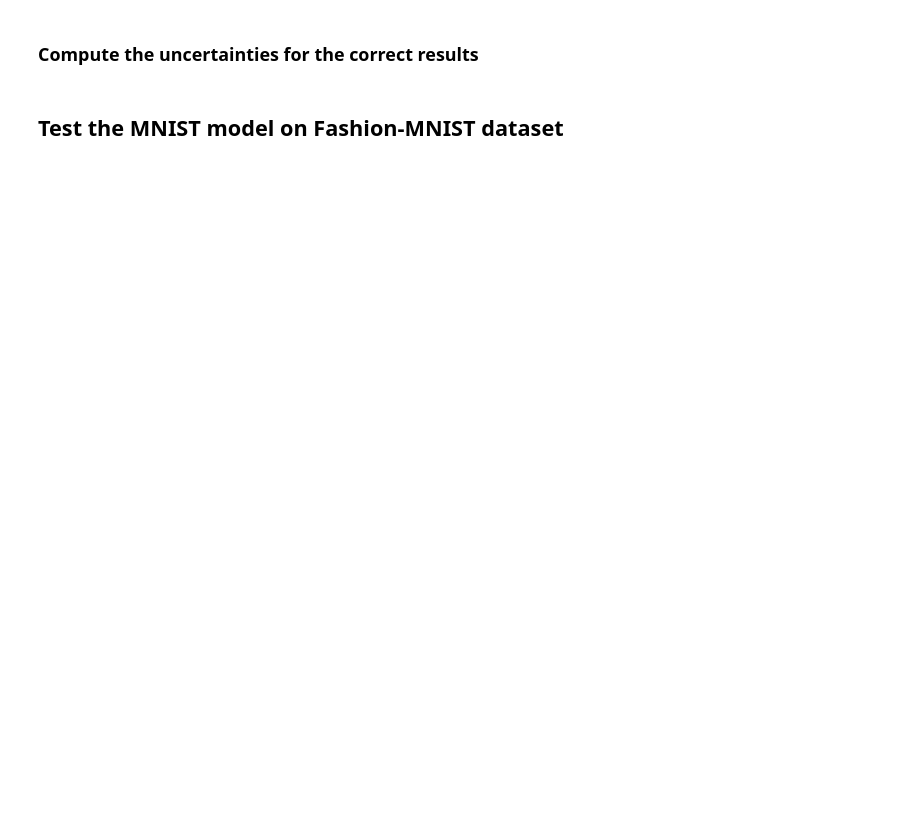
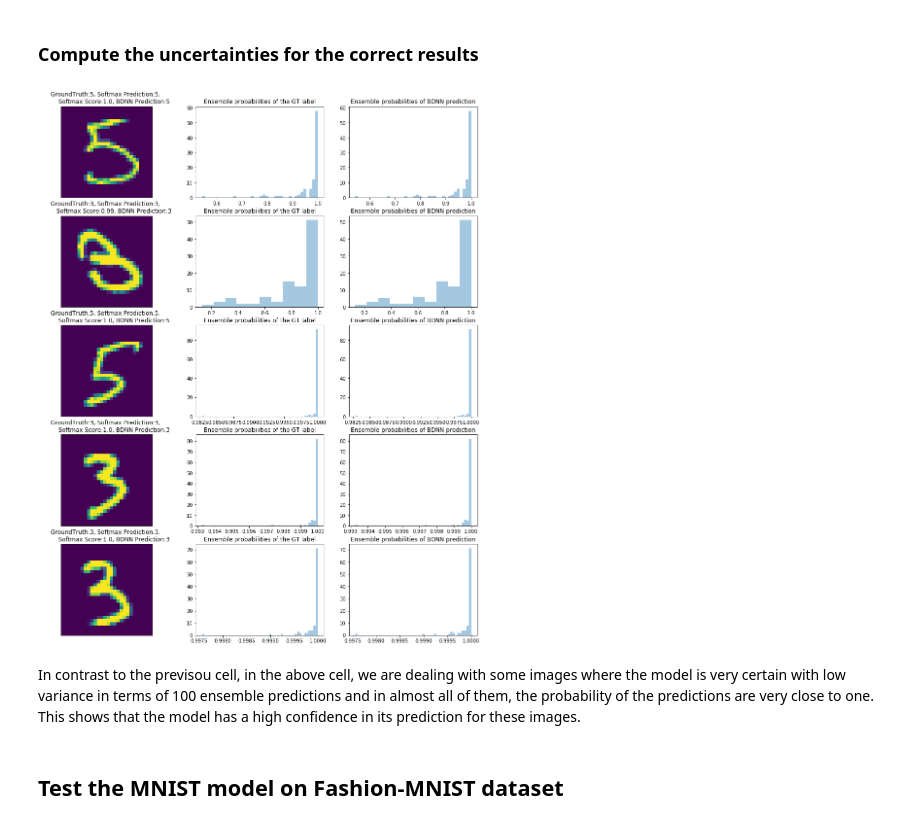
Before and after one commit to monaj07/ml, a Jupyter notebook: uncertainty/uncertainty_concise.ipynb, the cells around one changed output. Saved outputs shown, nothing was run; the diff lists cells and outputs as text; code cells hidden in the pictures; blank space fills up the shorter version.

```diff
--- a/uncertainty/uncertainty_concise.ipynb
+++ b/uncertainty/uncertainty_concise.ipynb
@@ -274,35 +351,39 @@ number_of_rows = 5
 idx = 0
 fig, axes = plt.subplots(number_of_rows, 3, figsize=(16, 20 * number_of_rows // 5))
 for it, test_batch in enumerate(right_subset_loader):
     images, target = test_batch
     if target.item() not in (3, 5):
         continue
     scores = []
     for _ in range(ensemble_size):
         test_data_batch = images.view(target.shape[0], 784)
         output_test = mlp_dropout(test_data_batch.to(device).float())
         scores.append(F.softmax(output_test, dim=1).data.numpy())
     scores = np.vstack(scores)
     label = scores.mean(axis=0).argmax(0)
     predictive_mean = np.round(np.mean(scores[:, label]), 2)
     predictive_std = np.round(np.std(scores[:, label]), 2)
 
     if right_samples_scores[it] > 0.95:
         img = images[0, 0].data.numpy()
         axes[idx, 0].imshow(img)
         axes[idx, 0].set_title(f"""GroundTruth:{target.item()}, Softmax Prediction:{right_samples_labels[it]},
         Softmax Score:{str(np.around(right_samples_scores[it], 2))}, BDNN Prediction:{label}""")
         axes[idx, 0].xaxis.set_visible(False)
         axes[idx, 0].yaxis.set_visible(False)
         axes[idx, 0].xaxis.set_ticks([])
         axes[idx, 0].yaxis.set_ticks([])
-        sb.distplot(scores[:, target.item()], kde=True, kde_kws={'clip': (0.0, 1.0)}, ax=axes[idx, 1])
+        sb.distplot(scores[:, target.item()], kde=False, kde_kws={'clip': (0.0, 1.0)}, ax=axes[idx, 1])
         axes[idx, 1].set_title(f"Ensemble probabilities of the GT label")
-        sb.distplot(scores[:, label], kde=True, kde_kws={'clip': (0.0, 1.0)}, ax=axes[idx, 2])
+        sb.distplot(scores[:, label], kde=False, kde_kws={'clip': (0.0, 1.0)}, ax=axes[idx, 2])
         axes[idx, 2].set_title(f"Ensemble probabilities of BDNN prediction")
         idx += 1
     if idx == number_of_rows:
         break
+# %% [output]
+[figure, added]
+# %% [markdown]
+In contrast to the previsou cell, in the above cell, we are dealing with some images where the model is very certain with low variance in terms of 100 ensemble predictions and in almost all of them, the probability of the predictions are very close to one. This shows that the model has a high confidence in its prediction for these images.
 # %% [markdown]
 ## Test the MNIST model on Fashion-MNIST dataset
 # %%
```
Also changed, not shown: parts of 13 cells of this notebook.
